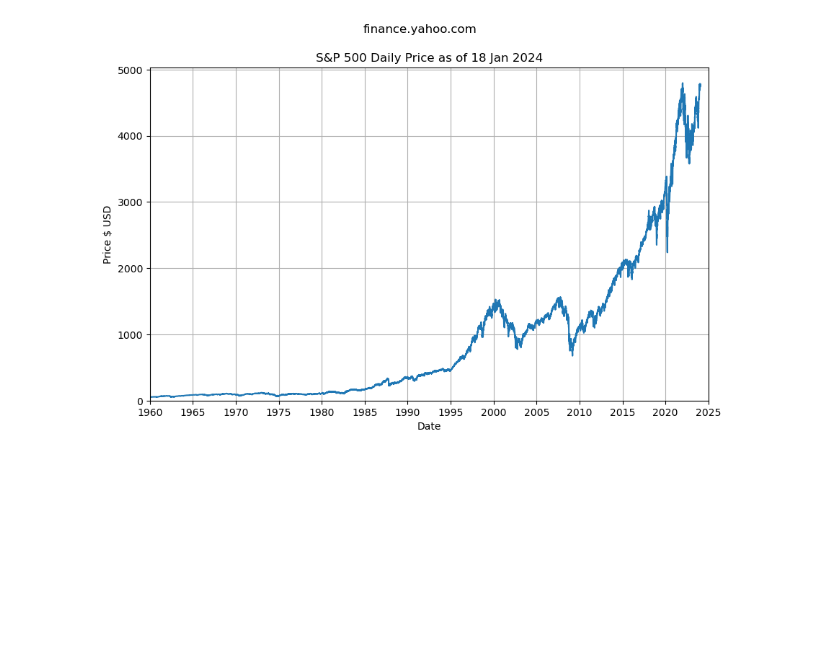
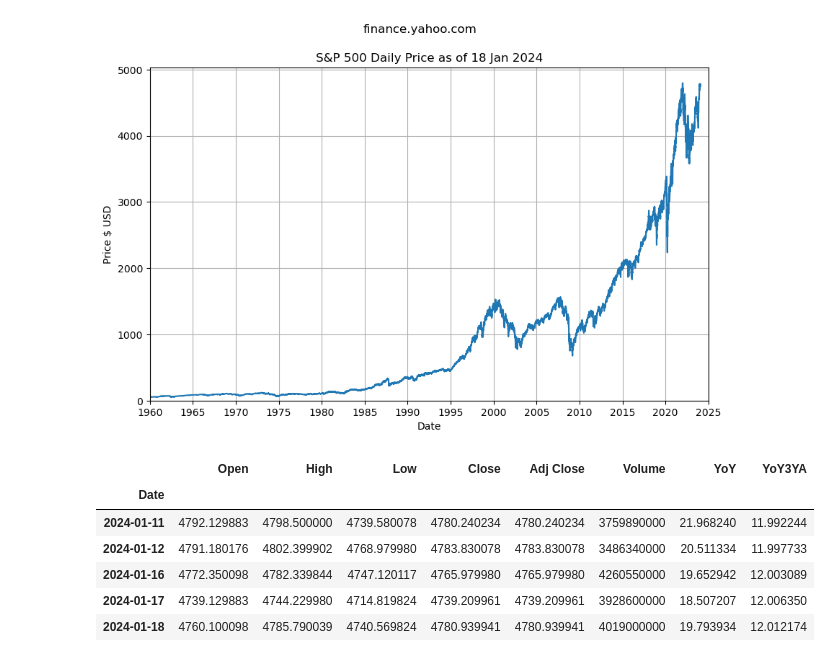
Before and after one commit to mikejonestechno/investment-analytics, a Jupyter notebook: notebooks/spx-prices.ipynb, the cells around one changed output. Cells and saved outputs as stored; diff of their text form; code cells hidden in the pictures; blank space fills up the shorter version.

```diff
--- a/notebooks/spx-prices.ipynb
+++ b/notebooks/spx-prices.ipynb
@@ -63,3 +63,18 @@ plt.savefig(os.path.join('..', 'pages', 'images', 'spx-history.png'), bbox_inche
 plt.show()
 # %% [output]
 [figure]
+# %%
+# Year over Year (YoY) change based on 252 trading days per year
+annual_trading_days = 252
+df['YoY'] = df['Adj Close'].pct_change(periods=annual_trading_days)*100
+# add column 'YoY3YA' for three year rolling average
+df['YoY3YA'] = df['YoY'].rolling(window=(annual_trading_days*3)).mean()
+df.tail()
+# %% [output]
+|  | Open | High | Low | Close | Adj Close | Volume | YoY | YoY3YA |
+| Date |  |  |  |  |  |  |  |  |
+| 2024-01-11 | 4792.129883 | 4798.500000 | 4739.580078 | 4780.240234 | 4780.240234 | 3759890000 | 21.968240 | 11.992244 |
+| 2024-01-12 | 4791.180176 | 4802.399902 | 4768.979980 | 4783.830078 | 4783.830078 | 3486340000 | 20.511334 | 11.997733 |
+| 2024-01-16 | 4772.350098 | 4782.339844 | 4747.120117 | 4765.979980 | 4765.979980 | 4260550000 | 19.652942 | 12.003089 |
+| 2024-01-17 | 4739.129883 | 4744.229980 | 4714.819824 | 4739.209961 | 4739.209961 | 3928600000 | 18.507207 | 12.006350 |
+| 2024-01-18 | 4760.100098 | 4785.790039 | 4740.569824 | 4780.939941 | 4780.939941 | 4019000000 | 19.793934 | 12.012174 |
```
Also changed, not shown: parts of 2 cells of this notebook, 1 other file.
